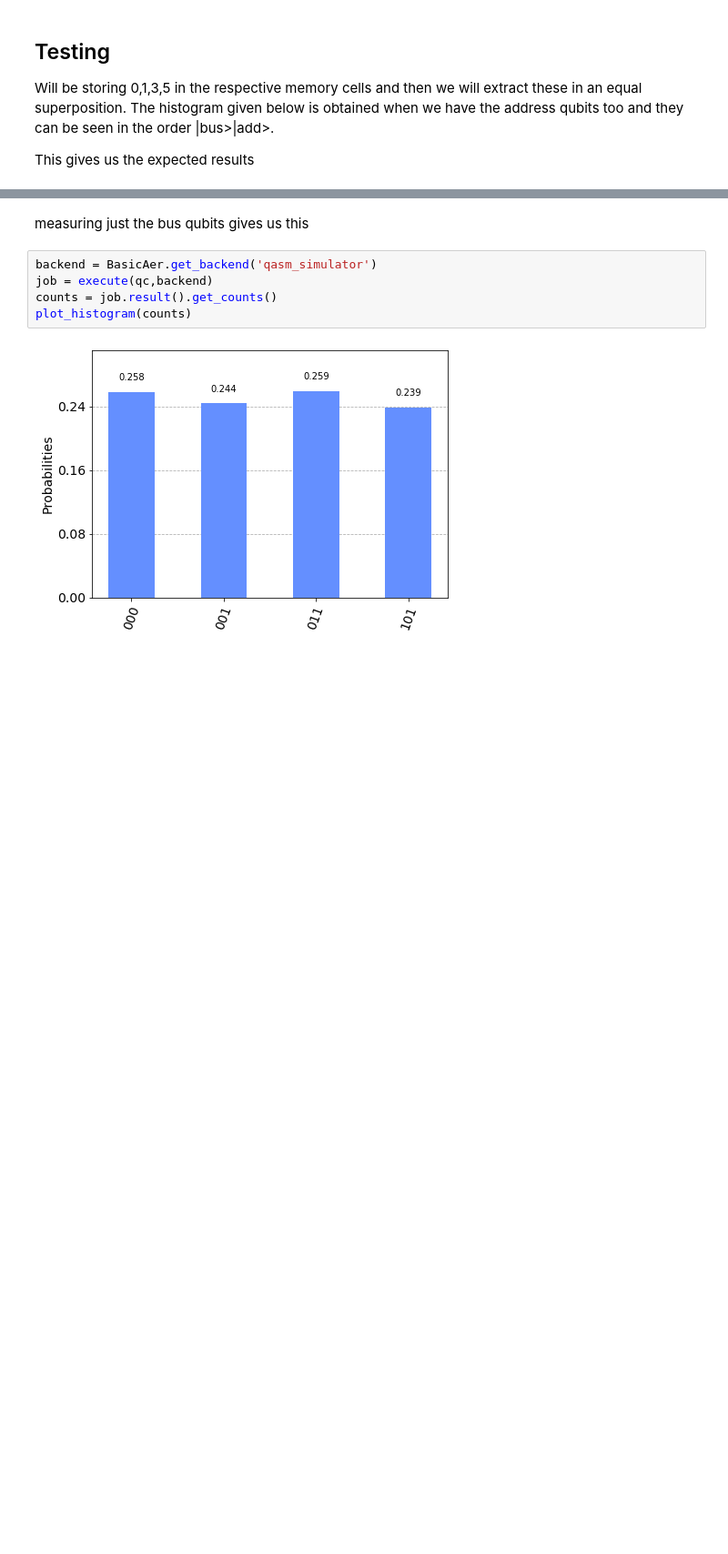
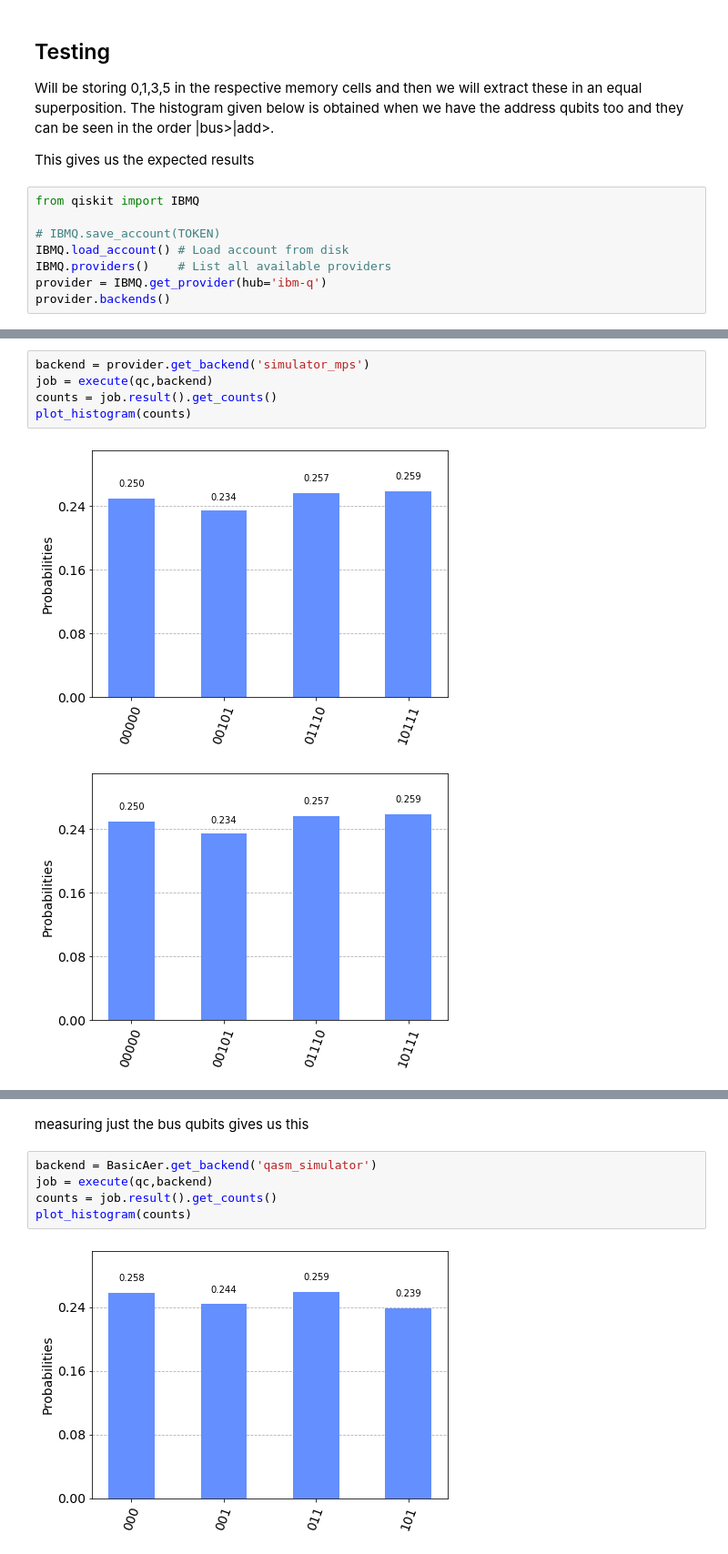
Before and after one commit to singhmeet11/Boosting-Algorithm, a Jupyter notebook: QRAM/QRAM_qiskit.ipynb, the cells around one changed output, grey strips where cells are left out. Shown at 91% size. Cells and saved outputs as stored; diff of their text form; blank space fills up the shorter version.

```diff
--- a/QRAM/QRAM_qiskit.ipynb
+++ b/QRAM/QRAM_qiskit.ipynb
@@ -565,3 +590,11 @@ qc.draw('mpl')
 Will be storing 0,1,3,5 in the respective memory cells and then we will extract these in an equal superposition. The histogram given below is obtained when we have the address qubits too and they can be seen in the order |bus>|add>.
 
 This gives us the expected results
+# %%
+from qiskit import IBMQ
+
+# IBMQ.save_account(TOKEN)
+IBMQ.load_account() # Load account from disk
+IBMQ.providers()    # List all available providers
+provider = IBMQ.get_provider(hub='ibm-q')
+provider.backends()
@@ -568,3 +614,11 @@ This gives us the expected results
+# %%
+backend = provider.get_backend('simulator_mps')
+job = execute(qc,backend)
+counts = job.result().get_counts()
+plot_histogram(counts)
+# %% [output]
+[figure, added]
+[figure, added]
 # %%
 backend = BasicAer.get_backend('qasm_simulator')
 job = execute(qc,backend)
```
Also changed, not shown: parts of 6 cells of this notebook.
